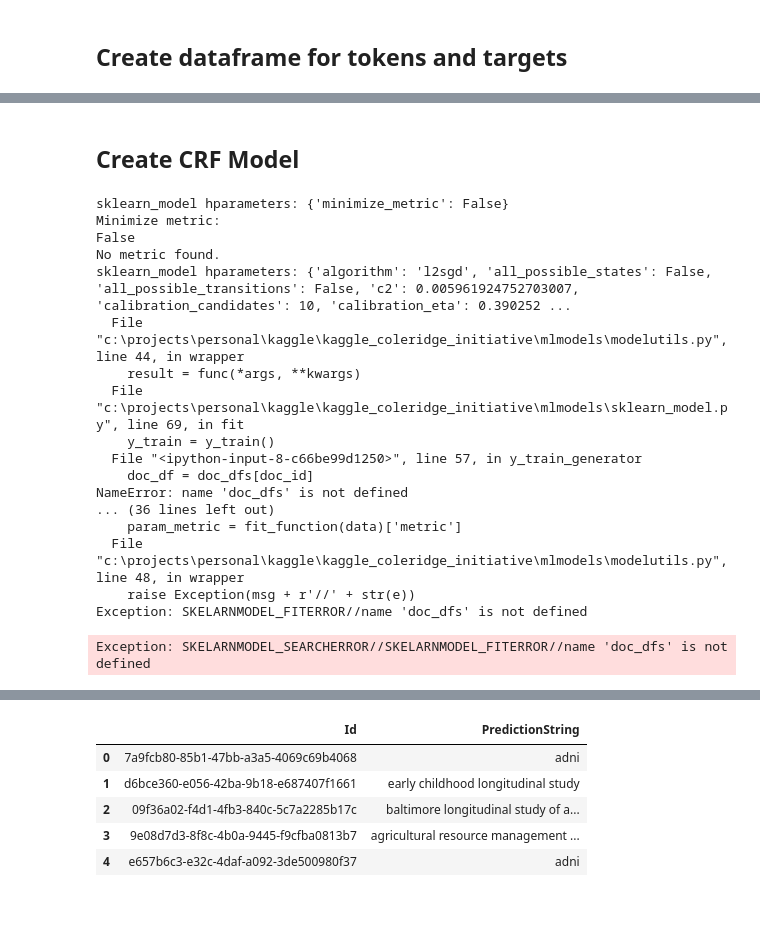
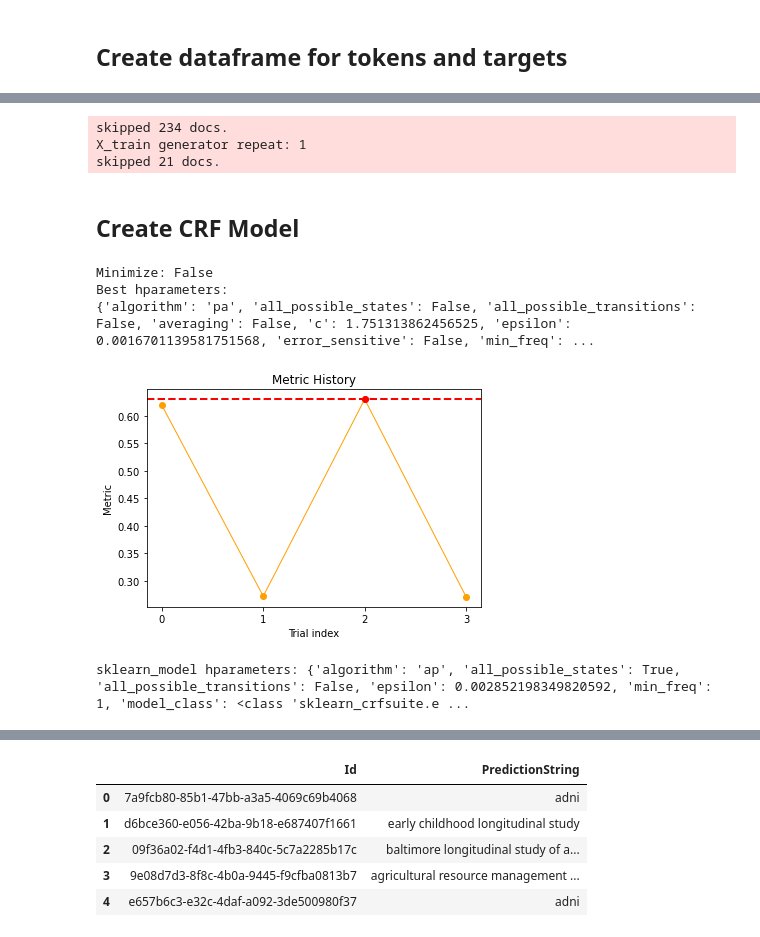
Before and after one commit to ozanzgur/kaggle_coleridge_initiative, a Jupyter notebook: train_crf.ipynb, the cells around one changed output, grey strips where cells are left out. Drawn from its saved outputs; the diff is of its cells as text; code cells hidden in the pictures; blank space fills up the shorter version.

```diff
--- a/train_crf.ipynb
+++ b/train_crf.ipynb
@@ -75,21 +79,22 @@ val size: 2148
 # %% [markdown]
 ## Generate Dataset and Features
 # %%
-_RE_COMBINE_WHITESPACE = re.compile(r"\s+")
+RE_COMBINE_WHITESPACE = re.compile(r"\s+")
 
 def preprocess_tokenize_doc(doc_json):
-    doc_text = ' '.join([remove_punc(sec['text']) for sec in doc_json])
+    #doc_text = ' '.join([remove_punc(sec['text']) for sec in doc_json])
     doc_text = make_single_whitespace(doc_text)
 
-    doc_tokens = doc_text.split(' ')
+    doc_tokens = doc_text
     return doc_tokens
 
 def indices(lst, element):
-    result = [i for i, token in enumerate(lst) if element in token]
+    e = element.lower()
+    result = [i for i, token in enumerate(lst) if e in token.lower()]
     return result
 
 def make_single_whitespace(text):
-    return _RE_COMBINE_WHITESPACE.sub(" ", text).strip()
+    return RE_COMBINE_WHITESPACE.sub(" ", text).strip()
 # %% [markdown]
 ## Create dataframe for tokens and targets
 # %%
@@ -141,4 +160,4 @@ feature_extractor = crf_feature_extractor.TextFeatureExtractor()
 with open('data/dataset_names_processed.txt', 'r', encoding="utf-8") as f:
     us_dataset_names = f.readlines()
     us_dataset_names = [n for n in us_dataset_names if len(n) > 25]
-    us_dataset_names = [make_single_whitespace(n) for n in us_dataset_names]
+    us_dataset_names = [make_single_whitespace(n.strip()) for n in us_dataset_names]
@@ -213,3 +235,11 @@ data = {
+# %%
+data = {}
+data['train_data'] = get_dataset(train_idx, 2, True)
+data['val_data'] = get_dataset(val_idx, 1, False)
+# %% [output]
+skipped 234 docs.
+X_train generator repeat: 1
+skipped 21 docs.
 # %% [markdown]
 ## Create CRF Model
 # %%
@@ -220,30 +250,17 @@ from mlmodels.search.hparameters import crf_params
 # %%
 delete_file('trials_sklearn')
 
 model = sklearn_model.SklearnModel1(minimize_metric = False)
 
-res = model.search(data, crf_params.search_space, crf_params.search_fixed, num_iter = 12)
+res = model.search(data, crf_params.search_space, crf_params.search_fixed, num_iter = 7)
 best_hparams = res['best_params']
 best_hparams.update(crf_params.search_fixed)
 # %% [output]
-sklearn_model hparameters: {'minimize_metric': False}
-Minimize metric:
-False
-No metric found.
-sklearn_model hparameters: {'algorithm': 'l2sgd', 'all_possible_states': False, 'all_possible_transitions': False, 'c2': 0.005961924752703007, 'calibration_candidates': 10, 'calibration_eta': 0.390252 ...
-  File "c:\projects\personal\kaggle\kaggle_coleridge_initiative\mlmodels\modelutils.py", line 44, in wrapper
-    result = func(*args, **kwargs)
-  File "c:\projects\personal\kaggle\kaggle_coleridge_initiative\mlmodels\sklearn_model.py", line 69, in fit
-    y_train = y_train()
-  File "<ipython-input-8-c66be99d1250>", line 57, in y_train_generator
-    doc_df = doc_dfs[doc_id]
-NameError: name 'doc_dfs' is not defined
-... (36 lines left out)
-    param_metric = fit_function(data)['metric']
-  File "c:\projects\personal\kaggle\kaggle_coleridge_initiative\mlmodels\modelutils.py", line 48, in wrapper
-    raise Exception(msg + r'//' + str(e))
-Exception: SKELARNMODEL_FITERROR//name 'doc_dfs' is not defined
+Minimize: False
+Best hparameters:
+{'algorithm': 'pa', 'all_possible_states': False, 'all_possible_transitions': False, 'averaging': False, 'c': 1.751313862456525, 'epsilon': 0.0016701139581751568, 'error_sensitive': False, 'min_freq': ...
+[figure, added]
-Exception: SKELARNMODEL_SEARCHERROR//SKELARNMODEL_FITERROR//name 'doc_dfs' is not defined
+sklearn_model hparameters: {'algorithm': 'ap', 'all_possible_states': True, 'all_possible_transitions': False, 'epsilon': 0.002852198349820592, 'min_freq': 1, 'model_class': <class 'sklearn_crfsuite.e ...
 # %%
 model = sklearn_model.SklearnModel1(minimize_metric = False, **best_hparams)
 res = model.fit(data)
```
Also changed, not shown: parts of 12 cells of this notebook, 5 other files.
